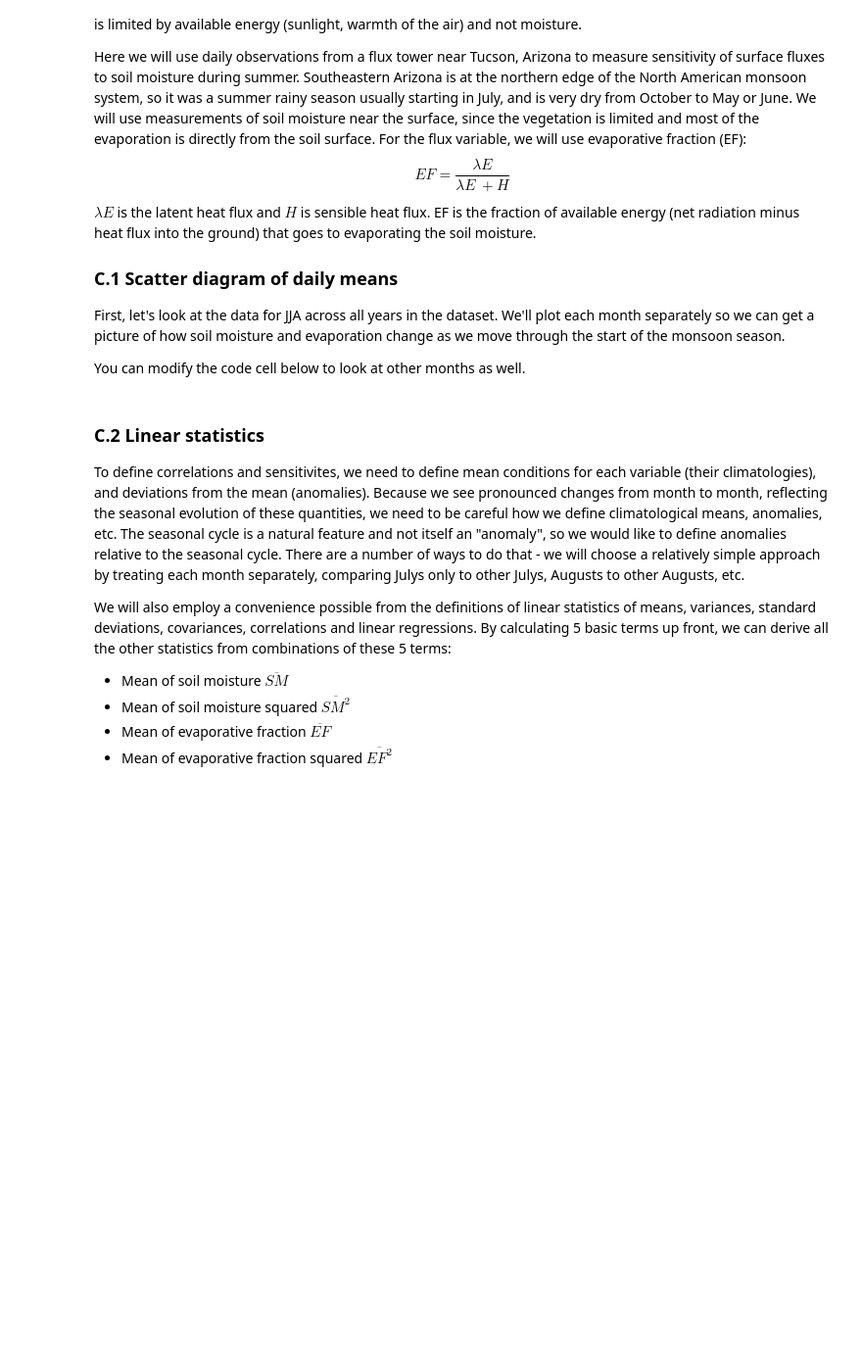
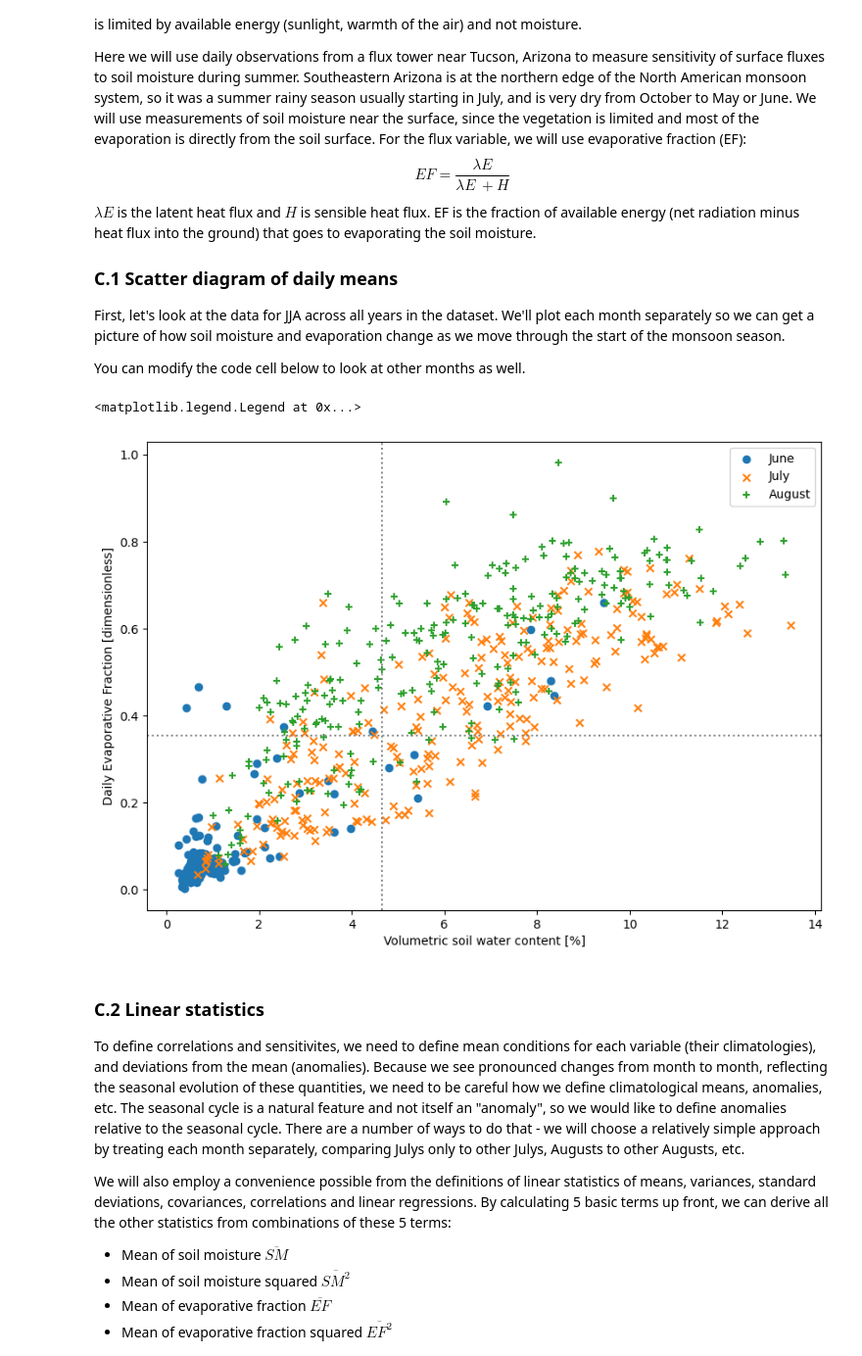
Before and after one commit to anlawyer/land-climate-interactions, a Jupyter notebook: HW1/CLIM614_HW_1.ipynb, the cells around one changed output. Shown at 98% size. Cells and saved outputs as stored; diff of their text form; code cells hidden in the pictures; blank space fills up the shorter version.

```diff
--- a/HW1/CLIM614_HW_1.ipynb
+++ b/HW1/CLIM614_HW_1.ipynb
@@ -359,37 +361,40 @@ You can modify the code cell below to look at other months as well.
 # %%
 #########################################################
 #########################################################
 ### Parameters for this exercise
 filename = "FLX_US-Whs_FLUXNET2015_FULLSET_DD_2007-2014_CI.csv"
 plot_scale = 1.0
 #########################################################
 #########################################################
 
 df = pd.read_csv(filename)        # Read the CSV data file as a Pandas DataFrame
-df['TIMESTAMP'] = pd.to_datetime(df['TIMESTAMP'],format="%Y%m%d") # Change timestamp in datetime format
+df['TIMESTAMP'] = pd.to_datetime(df['TIMESTAMP'], format="%Y%m%d") # Change timestamp in datetime format
 df = df.set_index(['TIMESTAMP'])                          # Set the time as the index for the dataframe
-df = df.replace(-9999,np.NaN)                             # Set cells with the missing value -9999 to NaN instead
+df = df.replace(-9999, np.nan)                            # Set cells with the missing value -9999 to NaN instead
 
 df_jja = df[(pd.DatetimeIndex(df.index).month <= 8) & (pd.DatetimeIndex(df.index).month >= 6)] # Extract data only for months 6,7,8 (JJA)
 
 sm_jja = df_jja['SWC_F_MDS_1']   # Soil water content in "top layer" (usually 5 or 10cm depth)
-ef_jja = df_jja['LE_F_MDS'] / (df_jja['LE_F_MDS']+df_jja['H_F_MDS'])  # Evaporative fraction
+ef_jja = df_jja['LE_F_MDS'] / (df_jja['LE_F_MDS'] + df_jja['H_F_MDS'])  # Evaporative fraction
 # Retain only days where neither sm nor ef are missing
-sm = sm_jja[ef_jja.notna()&sm_jja.notna()]
-ef = ef_jja[ef_jja.notna()&sm_jja.notna()]
+sm = sm_jja[ef_jja.notna() & sm_jja.notna()]
+ef = ef_jja[ef_jja.notna() & sm_jja.notna()]
 
 fig = plt.figure(figsize = (plot_scale*10,plot_scale*7))
 
-plt.scatter(sm[(pd.DatetimeIndex(sm.index).month==6)],ef[(pd.DatetimeIndex(ef.index).month==6)],marker='o',label="June")
-plt.scatter(sm[(pd.DatetimeIndex(sm.index).month==7)],ef[(pd.DatetimeIndex(ef.index).month==7)],marker='x',label="July")
-plt.scatter(sm[(pd.DatetimeIndex(sm.index).month==8)],ef[(pd.DatetimeIndex(ef.index).month==8)],marker='+',label="August")
+plt.scatter(sm[(pd.DatetimeIndex(sm.index).month==6)], ef[(pd.DatetimeIndex(ef.index).month==6)], marker='o', label="June")
+plt.scatter(sm[(pd.DatetimeIndex(sm.index).month==7)], ef[(pd.DatetimeIndex(ef.index).month==7)], marker='x', label="July")
+plt.scatter(sm[(pd.DatetimeIndex(sm.index).month==8)], ef[(pd.DatetimeIndex(ef.index).month==8)], marker='+', label="August")
 
 plt.axhline(y=ef.mean(),ls=":",c="grey")
 plt.axvline(x=sm.mean(),ls=":",c="grey")
 
 plt.xlabel("Volumetric soil water content [%]")
 plt.ylabel("Daily Evaporative Fraction [dimensionless]")
-plt.legend() ;
+plt.legend()
+# %% [output]
+<matplotlib.legend.Legend at 0x...>
+[figure, added]
 # %% [markdown]
 ### C.2 Linear statistics
 
```
Also changed, not shown: parts of 6 cells of this notebook, 1 other file.
